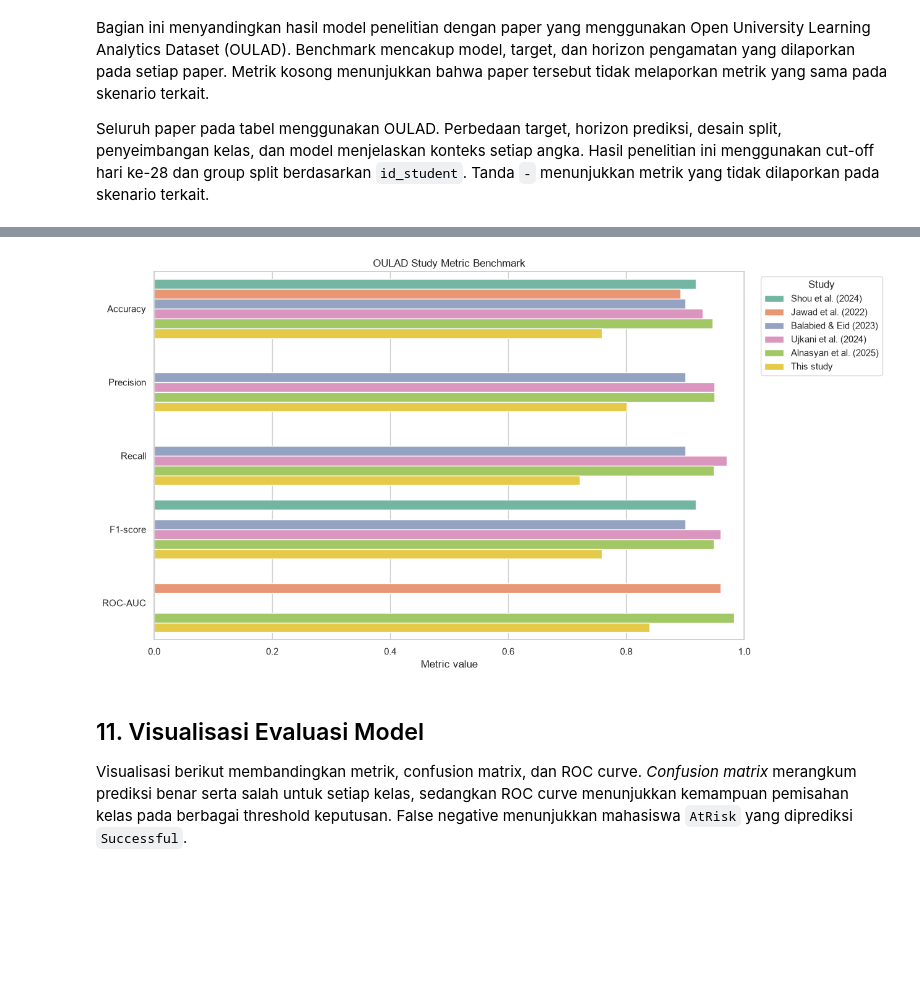
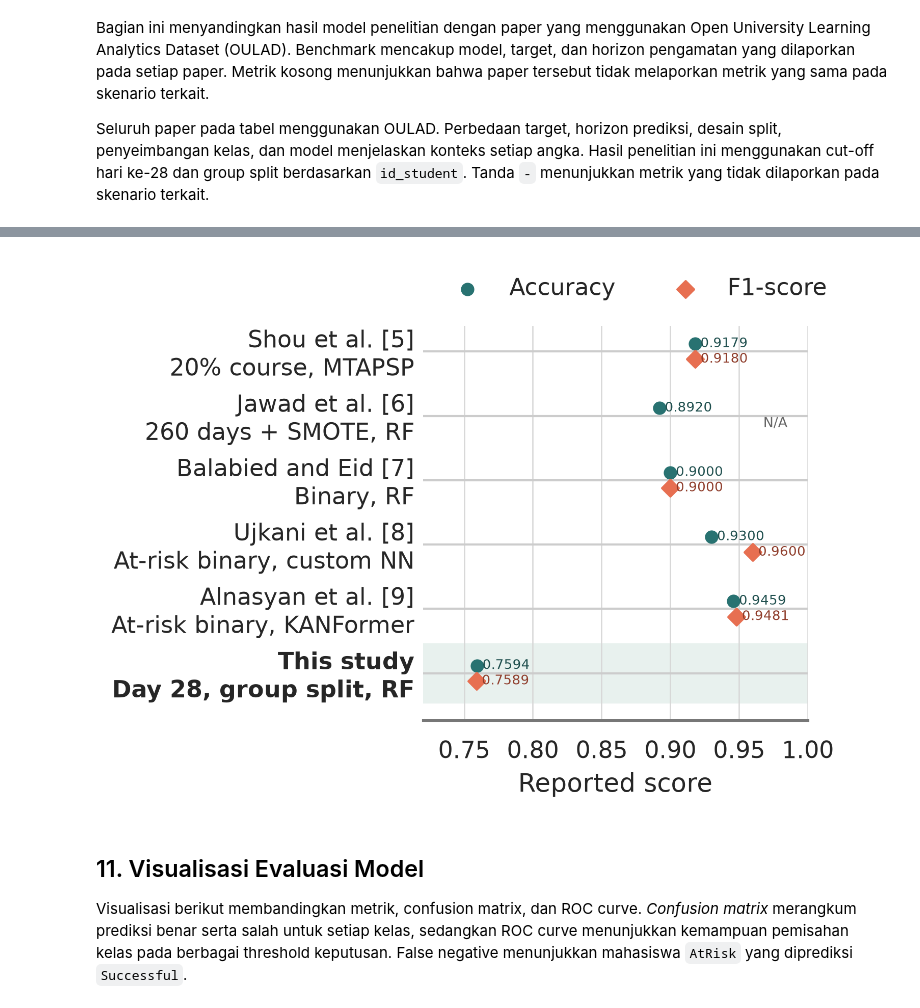
Before and after one commit to riskihajar/data-viz-bi, a Jupyter notebook: notebooks/oulad_early_warning_dvbi_colab.ipynb, the cells around one changed output, grey strips where cells are left out. Cells and saved outputs as stored; diff of their text form; code cells hidden in the pictures; blank space fills up the shorter version.

Commit message:
docs(article): restore benchmark dot plot

```diff
--- a/notebooks/oulad_early_warning_dvbi_colab.ipynb
+++ b/notebooks/oulad_early_warning_dvbi_colab.ipynb
@@ -662,50 +662,72 @@ benchmark_metrics = pd.DataFrame([
     },
     {
         'Sumber': 'Notebook ini',
         'Skenario': 'OULAD minggu ke-4',
         'Model': best_model_name,
         'Accuracy': test_results.loc[best_model_name, 'accuracy'],
         'Precision': test_results.loc[best_model_name, 'precision_atrisk'],
         'Recall': test_results.loc[best_model_name, 'recall_atrisk'],
         'F1-score': test_results.loc[best_model_name, 'f1_atrisk'],
         'ROC-AUC': test_results.loc[best_model_name, 'roc_auc']
     }
 ])
 
 display(benchmark_metrics.style.format({
     'Accuracy': '{:.4f}',
     'Precision': '{:.4f}',
     'Recall': '{:.4f}',
     'F1-score': '{:.4f}',
     'ROC-AUC': '{:.4f}'
 }, na_rep='-'))
 
-benchmark_long = benchmark_metrics.melt(
-    id_vars=['Sumber', 'Skenario', 'Model'],
-    value_vars=['Accuracy', 'Precision', 'Recall', 'F1-score', 'ROC-AUC'],
-    var_name='Metrik',
-    value_name='Nilai'
-).dropna()
-benchmark_plot = benchmark_long.replace({'Sumber': {'Notebook ini': 'This study'}})
+benchmark_labels = [
+    'Shou et al. [5]\n20% course, MTAPSP',
+    'Jawad et al. [6]\n260 days + SMOTE, RF',
+    'Balabied and Eid [7]\nBinary, RF',
+    'Ujkani et al. [8]\nAt-risk binary, custom NN',
+    'Alnasyan et al. [9]\nAt-risk binary, KANFormer',
+    'This study\nDay 28, group split, RF'
+]
+benchmark_accuracy = benchmark_metrics['Accuracy'].to_numpy()
+benchmark_f1 = benchmark_metrics['F1-score'].to_numpy()
+benchmark_y = np.arange(len(benchmark_labels))
 
-plt.figure(figsize=(13, 7))
-sns.barplot(data=benchmark_plot, y='Metrik', x='Nilai', hue='Sumber')
-plt.xlim(0, 1)
-plt.title('OULAD Study Metric Benchmark')
-plt.xlabel('Metric value')
-plt.ylabel('')
-plt.legend(title='Study', bbox_to_anchor=(1.02, 1), loc='upper left')
-plt.tight_layout()
-plt.show()
+with plt.rc_context({'font.family': 'DejaVu Sans', 'font.size': 7.2}):
+    fig, ax = plt.subplots(figsize=(3.25, 3.35), dpi=300)
+    ax.axhspan(4.55, 5.45, color='#E8F1EE', zorder=0)
+    ax.scatter(benchmark_accuracy, benchmark_y - 0.12, s=28, marker='o',
+               color='#287271', label='Accuracy', zorder=3)
+    valid_f1 = ~np.isnan(benchmark_f1)
+    ax.scatter(benchmark_f1[valid_f1], benchmark_y[valid_f1] + 0.12, s=31, marker='D',
+               color='#E76F51', label='F1-score', zorder=3)
+    ax.text(0.985, 1.12, 'N/A', ha='right', va='center', fontsize=6.5, color='#666666')
+    for index, value in enumerate(benchmark_accuracy):
+        ax.text(value + 0.004, index - 0.12, f'{value:.4f}', va='center', fontsize=6.2, color='#1F4F4E')
+    for index, value in enumerate(benchmark_f1):
+        if not np.isnan(value):
+            ax.text(value + 0.004, index + 0.12, f'{value:.4f}', va='center', fontsize=6.2, color='#8F3D2B')
+    ax.set_yticks(benchmark_y, benchmark_labels)
+    ax.invert_yaxis()
+    ax.set_xlim(0.72, 1.00)
+    ax.set_xticks([0.75, 0.80, 0.85, 0.90, 0.95, 1.00])
+    ax.set_xlabel('Reported score')
+    ax.grid(axis='x', color='#D7D7D7', linewidth=0.6)
+    ax.set_axisbelow(True)
+    ax.legend(loc='lower left', frameon=False, ncol=2, bbox_to_anchor=(0.0, 1.01))
+    ax.tick_params(axis='y', length=0, pad=4)
+    ax.spines[['top', 'right', 'left']].set_visible(False)
+    ax.spines['bottom'].set_color('#777777')
+    ax.get_yticklabels()[-1].set_fontweight('bold')
+    plt.show()
 # %% [output]
 |  | Sumber | Skenario | Model | Accuracy | Precision | Recall | F1-score | ROC-AUC |
 | 0 | Shou et al. (2024) | OULAD, 20% course, Pass/Distincti... | MTAPSP (daily) | 0.9179 | - | - | 0.9180 | - |
 | 1 | Jawad et al. (2022) | OULAD, 260 hari + SMOTE | Random Forest | 0.8920 | - | - | - | 0.9600 |
 | 2 | Balabied & Eid (2023) | OULAD, klasifikasi biner | Random Forest | 0.9000 | 0.9000 | 0.9000 | 0.9000 | - |
 | 3 | Ujkani et al. (2024) | OULAD, Fail + Withdrawn sebagai a... | Custom Neural Network | 0.9300 | 0.9500 | 0.9700 | 0.9600 | - |
 | 4 | Alnasyan et al. (2025) | OULAD, Pass + Distinction vs Fail... | KANFormer | 0.9459 | 0.9495 | 0.9482 | 0.9481 | 0.9835 |
 | 5 | Notebook ini | OULAD minggu ke-4 | Random Forest | 0.7594 | 0.8007 | 0.7213 | 0.7589 | 0.8396 |
-[figure, old version]
+[figure, new version]
 # %% [markdown]
 ## 11. Visualisasi Evaluasi Model
 
```
Also changed, not shown: 5 other files.
